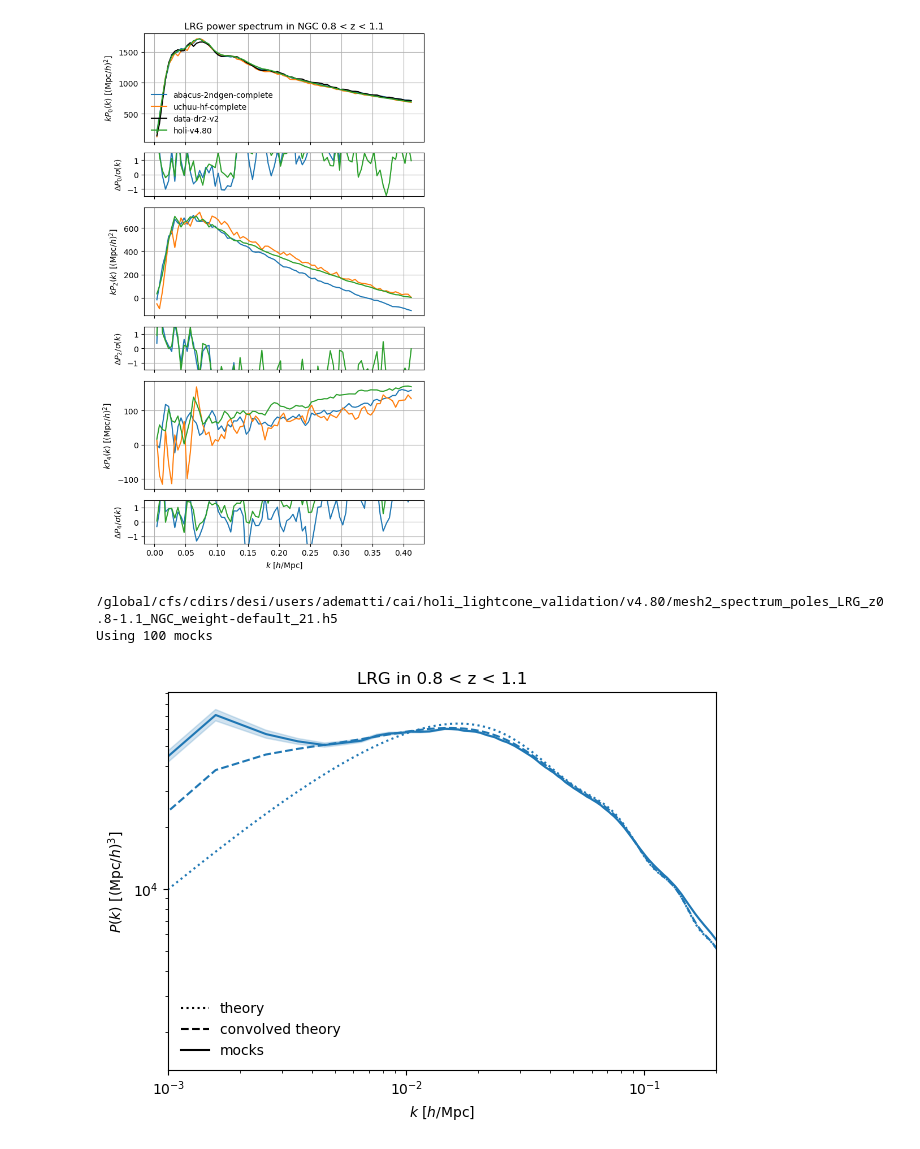
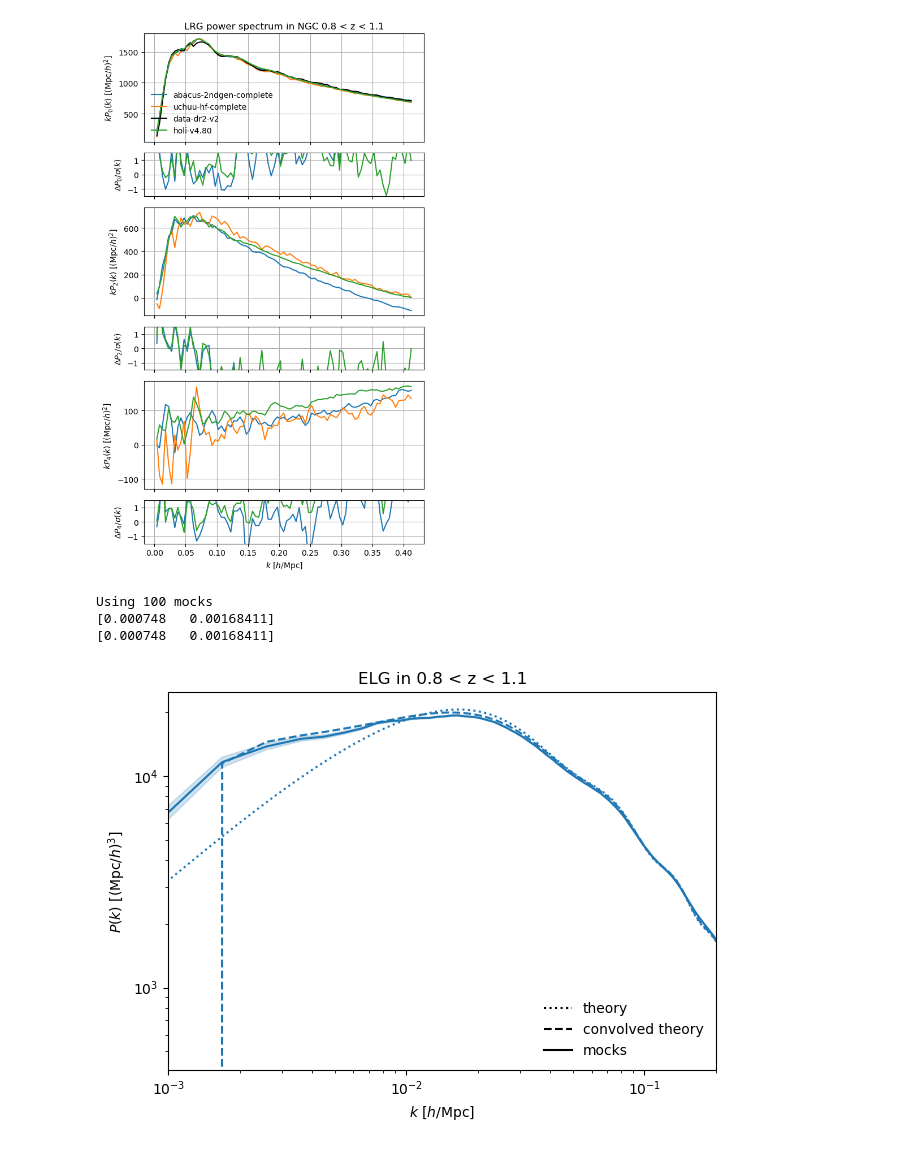
Before and after one commit to echaussidon/desi-clustering, a Jupyter notebook: clustering_statistics/nb/validation_holi_lightcone.ipynb, the cells around one changed output. Saved outputs shown, nothing was run; the diff lists cells and outputs as text; code cells hidden in the pictures.

```diff
--- a/clustering_statistics/nb/validation_holi_lightcone.ipynb
+++ b/clustering_statistics/nb/validation_holi_lightcone.ipynb
@@ -135,7 +135,7 @@ for tracer, zrange in tracers:
 [figure]
 [figure]
 # %%
-tracer = 'LRG'
+tracer = 'ELG'
 zrange = (0.8, 1.1)
 kw_catalog = dict(imock=1, tracer=tracer, zrange=zrange, version='v4.80', weight='default', region='NGC')
 theory_fn = tools.get_stats_fn(kind='theory_mesh2_spectrum_poles', stats_dir=stats_dir, catalog=kw_catalog)
@@ -144,36 +144,38 @@ mean_fn = tools.get_stats_fn(kind='mean_mesh2_spectrum_poles', stats_dir=stats_d
 mean = types.read(mean_fn)
 mock_fns = [tools.get_stats_fn(kind='mesh2_spectrum_poles', stats_dir=stats_dir, catalog=kw_catalog | {'imock': imock}) for imock in range(1, 200)]
 mock_fns = [mock_fn for mock_fn in mock_fns if mock_fn.exists()]
-print(mock_fns[20])
 print(f'Using {len(mock_fns):d} mocks')
 mocks = [types.read(mock_fn) for mock_fn in mock_fns]
 mock_mean, mock_cov = types.mean(mocks), types.cov(mocks)
+print(mock_mean.get(0).coords('k')[:2])
+print(mean.get(0).coords('k')[:2])
 
 fig, ax = plt.subplots()
 ax.plot([], [], color='k', linestyle=':', label='theory')
 ax.plot([], [], color='k', linestyle='--', label='convolved theory')
 ax.plot([], [], color='k', linestyle='-', label='mocks')
 for ill, ell in enumerate(mean.ells[:1]):
     color = f'C{ill:d}'
     pole = theory.get(ells=ell)
     ax.plot(k:=pole.coords('k'), pole.value(), color=color, linestyle=':')
     pole = mean.get(ells=ell)
     ax.plot(k:=pole.coords('k'), pole.value(), color=color, linestyle='--')
     pole = mock_mean.get(ells=ell)
     ax.plot(k:=pole.coords('k'), pole.value(), color=color, linestyle='-')
     std = mock_cov.at.observable.get(ells=ell).std() / len(mocks)**0.5
     ax.fill_between(k, pole.value() - std, pole.value() + std, color=color, alpha=0.2)
 ax.set_xlim(1e-3, 2e-1)
 ax.set_xscale('log')
 ax.set_yscale('log')
 ax.set_title(f'{tracer} in {zrange[0]:.1f} < z < {zrange[1]:.1f}')
 ax.legend(frameon=False)
 ax.set_xlabel(r'$k$ [$h/\mathrm{Mpc}$]')
 ax.set_ylabel(r'$P(k)$ [$(\mathrm{Mpc}/h)^3$]')
 plt.tight_layout()
 fig.savefig(plot_dir / f'check_window_gic_z{zrange[0]:.1f}-{zrange[1]:.1f}.png', bbox_inches='tight', pad_inches=0.1, dpi=200)
 plt.show()
 # %% [output]
-/global/cfs/cdirs/desi/users/adematti/cai/holi_lightcone_validation/v4.80/mesh2_spectrum_poles_LRG_z0.8-1.1_NGC_weight-default_21.h5
 Using 100 mocks
+[0.000748   0.00168411]
+[0.000748   0.00168411]
-[figure, old version]
+[figure, new version]
```
Also changed, not shown: 2 other files.
